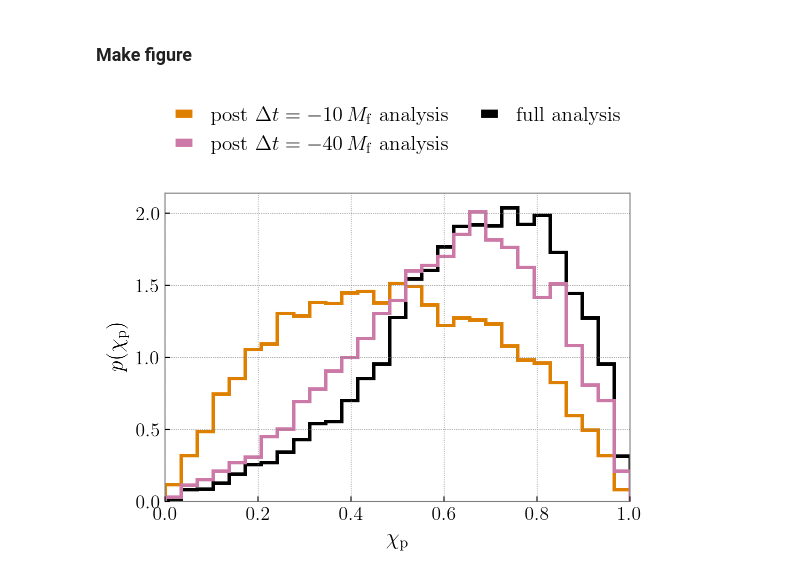
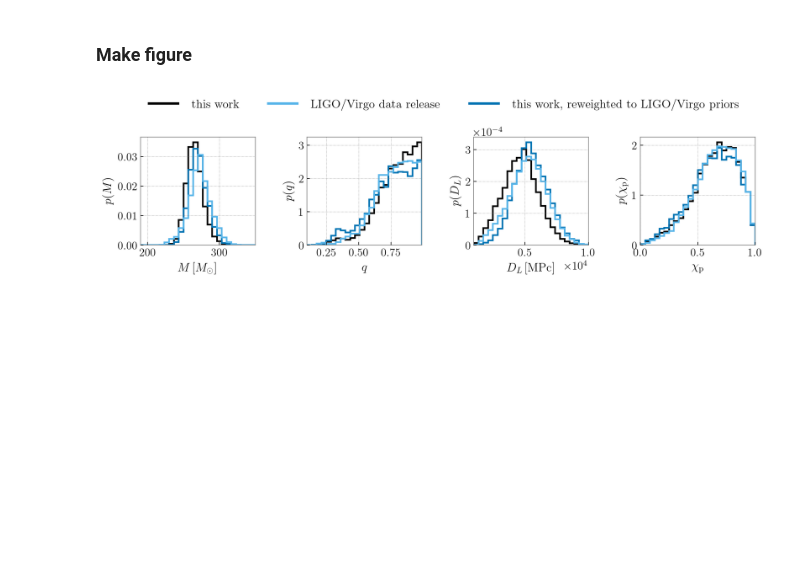
Before and after one commit to simonajmiller/gw190521-timedomain-release, a Jupyter notebook: figures/figure_05.ipynb, the cells around one changed output. Drawn from its saved outputs; the diff is of its cells as text; code cells hidden in the pictures; blank space fills up the shorter version.

Commit message:
update figure names, slight edits

```diff
--- a/figures/figure_05.ipynb
+++ b/figures/figure_05.ipynb
@@ -121,0 +36,14 @@ else:
+# %%
+# Folder where all data lives
+data_dir = '/Users/smiller/Documents/gw190521-timedomain-release/data_simonas_laptop/'
+
+# Load samples from time domain analysis
+td_path = data_dir+'063023_gw190521_full_NRSur7dq4_dec8_flow11_fref11_0M_TstartTend.dat'
+td_samples = np.genfromtxt(td_path, names=True, dtype=float)
+
+# Load samples from LVC frequency domain analysis
+lvc_path = data_dir+'GW190521_data/GW190521_posterior_samples.h5'
+with h5py.File(lvc_path, 'r') as f:
+    lvc_samples = f['NRSur7dq4']['posterior_samples'][()]
+    prior_samps = f['NRSur7dq4']['priors']['samples']
+    lvc_prior_samples = {k:prior_samps[k][()] for k in f['NRSur7dq4']['priors']['samples'].keys()}
@@ -123,58 +109,61 @@ else:
 ### Make figure
 # %%
 # Parameters
-parameters = ['chip', 'gen chip', 'mag chiperp']
+params = ['mtotal', 'q', 'dL', 'chip']
 
 # Labels
 labels_dict = {
-    'chip':r'\chi_\mathrm{p}',
-    'gen chip':r'\mathrm{generalized}~\chi_\mathrm{p}',
-    'mag chiperp':r'||\chi_\perp||',
-    'rho_p':r'\rho_\mathrm{p}'
+    'mtotal':r'M',
+    'q':r'q',
+    'dL':r'D_L',
+    'chip':r'\chi_\mathrm{p}'
 }
 
-# Bounds
-bounds_dict = {
-    'chip':[0,1],
-    'gen chip':[0,1.6],
-    'mag chiperp':[0,1],
-    'rho_p':[0,2.5]
+# Make figure
+fig, axes = plt.subplots(1, len(params), figsize=(15/1.1, 25/8/1.3))
 
-}
+# Cycle through parameters
+for i, param in enumerate(params):
 
-# Colors for runs
-colors = ['k', cmap(0.5), cmap(0.001)]
-
-# Save names for fig subplots
-savenames = ['figure_05a.pdf', 'figure_05b.pdf', 'figure_05c.pdf']
-
-# Make figure
-for j, param in enumerate(parameters):
-
-    fig, ax = plt.subplots(1, 1, figsize=(6,4))
-
-    nbins = 30
+    nbins = 25
     bins = np.linspace(*bounds_dict[param], nbins)
 
-    for i, run in enumerate(runs):
-        samples = posteriors[run][param]
-        plt.hist(samples, density=True, bins=bins, lw=2.5, histtype='step', color=colors[i])
+    axes[i].hist(posteriors_to_plot['this work'][param], density=True, histtype='step',
+                 bins=bins, lw=2, color='k')
+
+    axes[i].hist(posteriors_to_plot['this work'][param][lowmass], density=True, histtype='step',
+                 bins=bins, lw=2, color='#0072B2',
+                 weights=weights[lowmass])
+
+    axes[i].hist(posteriors_to_plot['LVC'][param], density=True, histtype='step',
+                 bins=bins, lw=2, color='#56B4E9')
 
     label = labels_dict[param]
-    ax.set_xlabel(r'${0}$'.format(label), fontsize=16)
-    ax.set_ylabel(r'$p({0})$'.format(label), fontsize=16)
-    ax.set_xlim(*bounds_dict[param])
+    if param=='mtotal':
+        axes[i].set_xlabel(r'${0}\,[M_\odot]$'.format(label), fontsize=15)
+    elif param=='dL':
+        axes[i].set_xlabel(r'${0}\,[\mathrm{{MPc}}]$'.format(label), fontsize=15)
+    else:
+        axes[i].set_xlabel(r'${0}$'.format(label), fontsize=15)
+    axes[i].set_ylabel(r'$p({0})$'.format(label), fontsize=15)
+    axes[i].set_xlim(*bounds_dict[param])
 
-    if j==0:
-        handles = [
-            Line2D([], [], color=colors[1], label='post $\Delta t = -10\,M_\mathrm{f}$ analysis'),
-            Line2D([], [], color=colors[2], label='post $\Delta t = -40\,M_\mathrm{f}$ analysis'),
-            Line2D([], [], color=colors[0], label='full analysis'),
-        ]
-        plt.legend(handles=handles, bbox_to_anchor=(0., 1.1, 1., .102), loc='lower left',
-                      ncols=2, mode="expand", borderaxespad=0., fontsize=15)
+# Legend
+handles = [
+    Line2D([], [], color='k', label='this work'),
+    Line2D([], [], color='#56B4E9', label='LIGO/Virgo data release'),
+    Line2D([], [], color='#0072B2', label='this work, reweighted to LIGO/Virgo priors'),
+]
+leg = axes[0].legend(
+    handles=handles,
+    bbox_to_anchor=(0.0, 1.2, 5.25, .102), loc='lower left', ncols=3,
+    mode="expand", borderaxespad=0., frameon=False, fontsize=15, handlelength=3
+)
+for i, h in enumerate(handles):
+    leg.get_lines()[i].set_linewidth(3)
 
-    plt.savefig(savenames[j], bbox_inches='tight')
-    plt.show()
+plt.subplots_adjust(wspace=0.45)
+plt.savefig('figure_05.pdf', bbox_inches='tight')
+plt.show()
 # %% [output]
-[figure, old version]
+[figure, new version]
```
Also changed, not shown: parts of 9 cells of this notebook, 25 other files.
